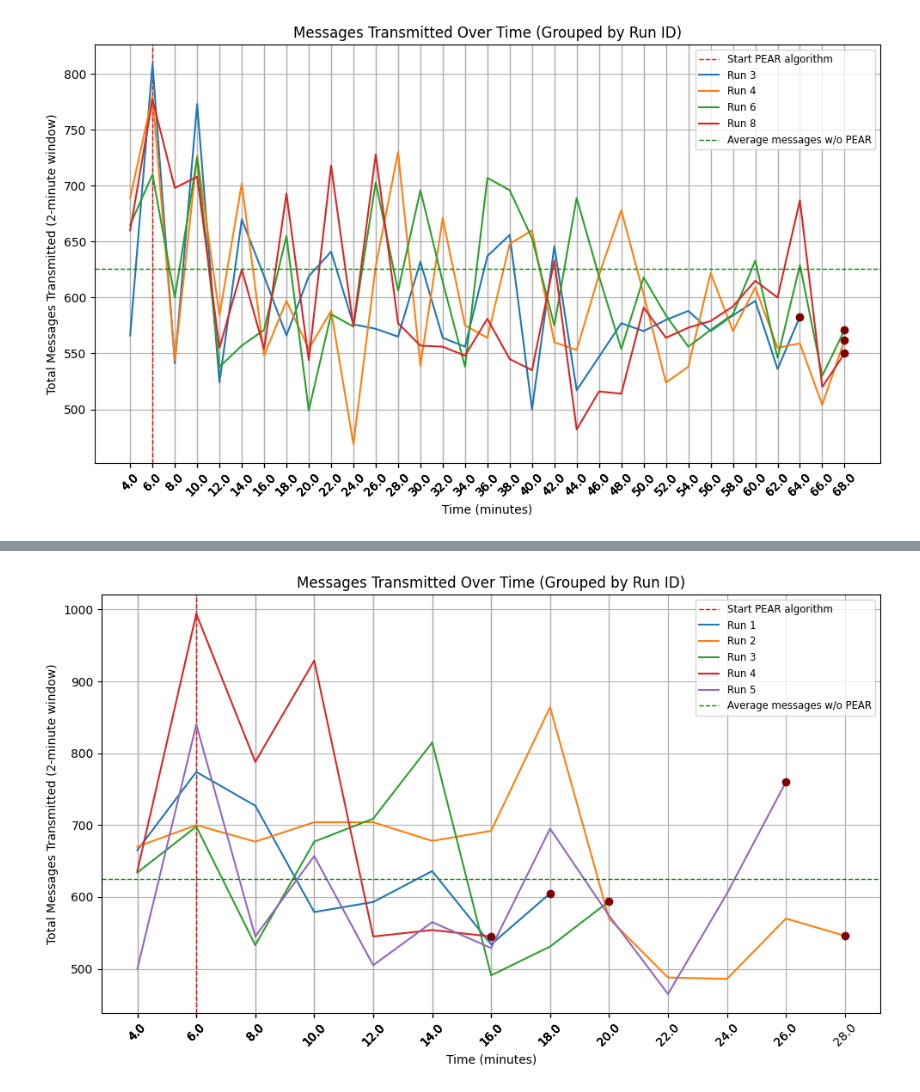
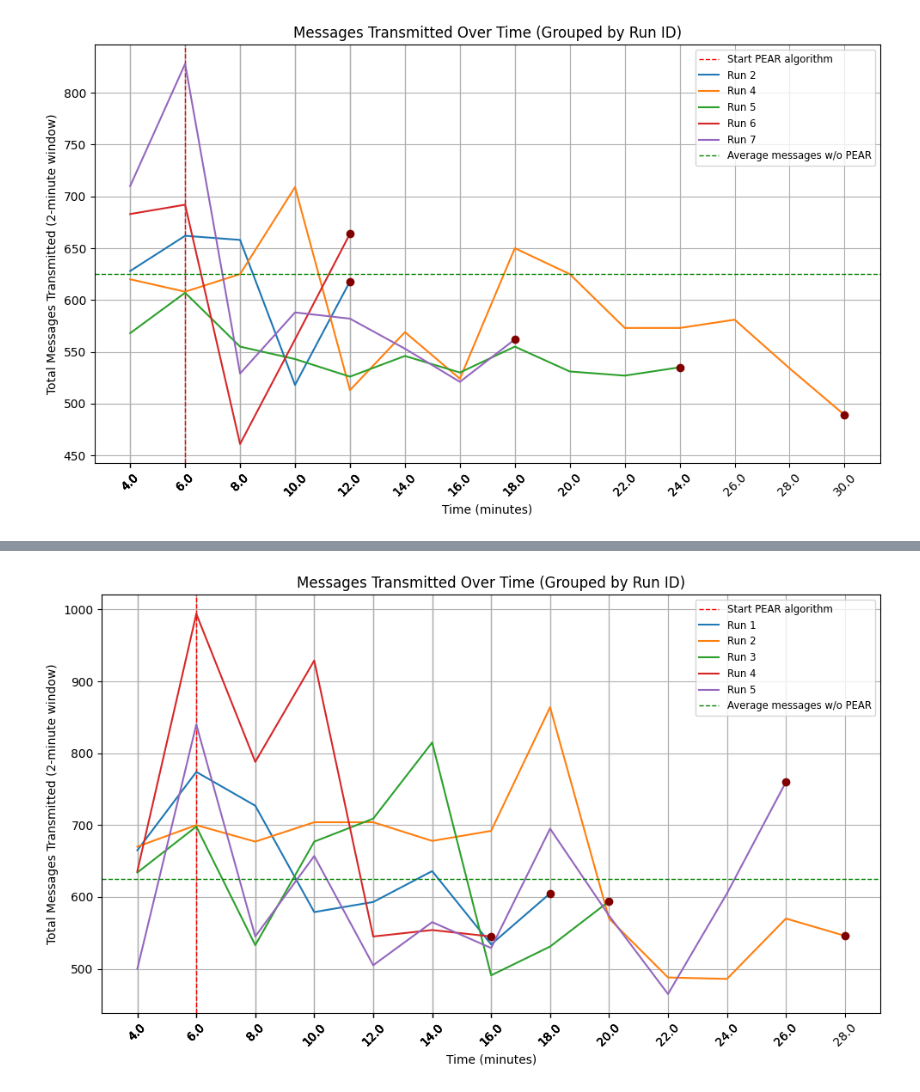
Before and after one commit to NikolajRFA/painlessPEARMesh, a Jupyter notebook: tools/graphs.ipynb, the cells around one changed output, grey strips where cells are left out. Drawn from its saved outputs; the diff is of its cells as text; code cells hidden in the pictures.

Commit message:
added data

```diff
--- a/tools/graphs.ipynb
+++ b/tools/graphs.ipynb
@@ -8,7 +8,7 @@ import pandas as pd
 #run_data: list[tuple[list[PearReport], int]] = [extract_pear_reports("data/7th set/20_7_1705_3.txt"), extract_pear_reports("data/7th set/20_7_1705_4.txt"), #extract_pear_reports("data/7th set/20_7_1705_6.txt"), extract_pear_reports("data/7th set/20_7_1705_7.txt"), extract_pear_reports("data/7th set/20_7_1705_8.txt")]
 
 # Get all file paths from the folder
-file_paths = get_file_paths_from_folder("data/7th set")
+file_paths = get_file_paths_from_folder("data/5th set")
 
 # List to store DataFrames
 dfs = []
@@ -117,7 +117,10 @@ temp_df = temp_df[temp_df["node_time"] >= 240000].copy()
 temp_df["time_bin"] = temp_df["node_time"] // 120000  # Convert milliseconds into 2-minute bins
 
 # Aggregate total transmissions for the whole network over two-minute intervals, grouped by run_id
-df_agg = temp_df.groupby(["time_bin", "run_id"])["tx_period"].sum().reset_index()
+df_agg = temp_df.groupby(["time_bin", "run_id"]).agg(
+    tx_period_sum=("tx_period", "sum"),  # Sum of transmitted messages
+    rx_period_sum=("rx_period", "sum")  # Sum of received messages
+).reset_index()
 
 df_agg = df_agg[df_agg["time_bin"] != df_agg.groupby("run_id")["time_bin"].transform("max")]
 
@@ -131,33 +134,33 @@ start_time_min = start_time / (60 * 1000)
 end_time_min = end_time / (60 * 1000)
 
 plt.axvline(x=start_time_min, color="red", linestyle="--", linewidth=1, label="Start PEAR algorithm")
 # Draw vertical lines every 2 minutes starting at start_time
 #for x in range(int(start_time_min), int(end_time_min) + 1, 2):
     #plt.axvline(x=x, color="red", linestyle="--", linewidth=1, label="PEAR algorithm runs" if x == start_time_min else "")
 
 # Plot a separate curve for each run_id
 for run_id, run_group in df_agg.groupby("run_id"):
-    plt.plot(run_group["time_bin_min"], run_group["tx_period"], marker="", linestyle="-", label=f"Run {run_id}")
+    plt.plot(run_group["time_bin_min"], run_group["tx_period_sum"], marker="", linestyle="-", label=f"Run {run_id}")
 
     # Get the last data point for each run_id
     last_x = run_group["time_bin_min"].iloc[-1]
-    last_y = run_group["tx_period"].iloc[-1]
+    last_y = (run_group["tx_period_sum"]).iloc[-1]
 
     # Plot only the last data point with marker "o"
     plt.plot(last_x, last_y, marker="o", markersize=6, color="maroon")
 
 # Add reference horizontal line for the average transmissions without PEAR
 plt.axhline(y=no_pear_2min_mean, color="green", linestyle="--", linewidth=1, label="Average messages w/o PEAR")
 
 # Adjust x-ticks to show minutes instead of raw time_bin values
 plt.xticks(df_agg["time_bin_min"], labels=df_agg["time_bin_min"].round(1), rotation=45)
 
 plt.xlabel("Time (minutes)")
 plt.ylabel("Total Messages Transmitted (2-minute window)")
 plt.title("Messages Transmitted Over Time (Grouped by Run ID)")
 plt.legend(loc="upper right", fontsize="small")
 plt.grid()
 plt.tight_layout()
 plt.show()
 # %% [output]
-[figure, old version]
+[figure, new version]
```
Also changed, not shown: parts of 3 cells of this notebook, 6 other files.
